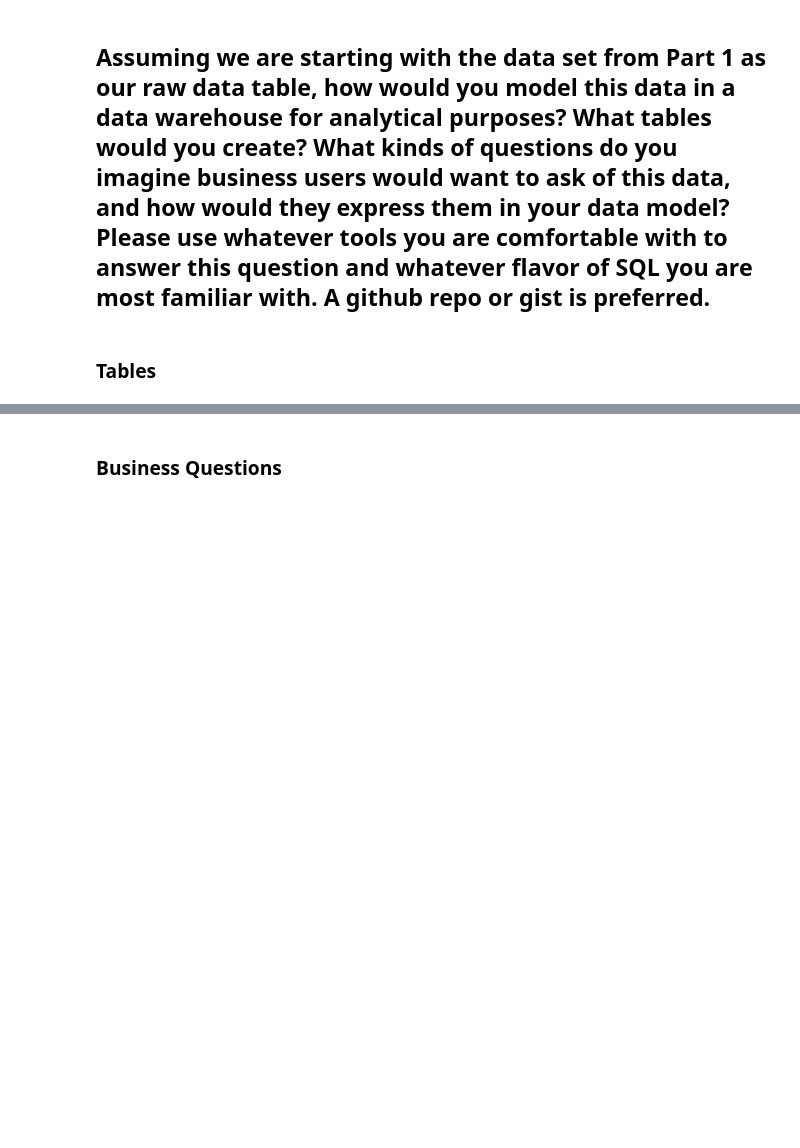
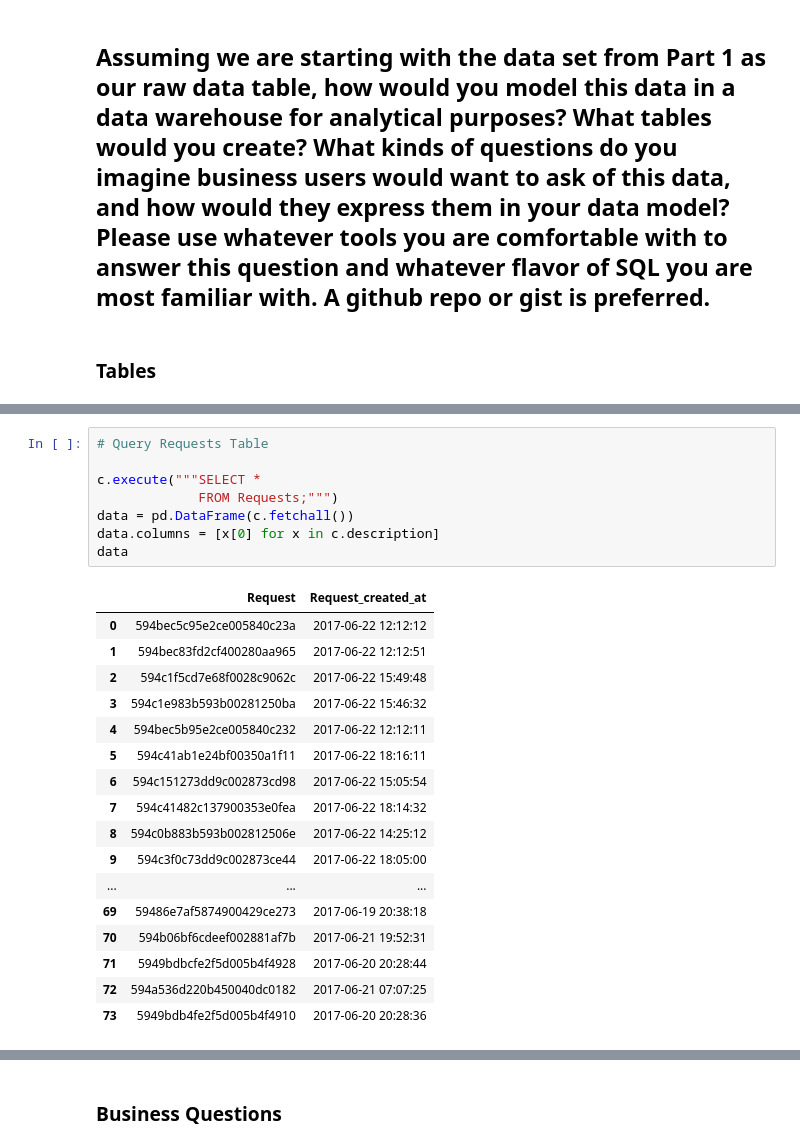
Before and after one commit to erikajane/Wonder_SQL_Task, a Jupyter notebook: Part 2 - Data Modeling.ipynb, the cells around one changed output, grey strips where cells are left out. Drawn from its saved outputs; the diff is of its cells as text; blank space fills up the shorter version.

```diff
--- a/Part 2 - Data Modeling.ipynb
+++ b/Part 2 - Data Modeling.ipynb
@@ -31,0 +59,26 @@ I decided to model the data using the Tidy Data concepts presented by Hadley Wic
+# %%
+# Query Requests Table
+
+c.execute("""SELECT *
+             FROM Requests;""")
+data = pd.DataFrame(c.fetchall())
+data.columns = [x[0] for x in c.description]
+data
+# %% [output]
+|  | Request | Request_created_at |
+| 0 | 594bec5c95e2ce005840c23a | 2017-06-22 12:12:12 |
+| 1 | 594bec83fd2cf400280aa965 | 2017-06-22 12:12:51 |
+| 2 | 594c1f5cd7e68f0028c9062c | 2017-06-22 15:49:48 |
+| 3 | 594c1e983b593b00281250ba | 2017-06-22 15:46:32 |
+| 4 | 594bec5b95e2ce005840c232 | 2017-06-22 12:12:11 |
+| 5 | 594c41ab1e24bf00350a1f11 | 2017-06-22 18:16:11 |
+| 6 | 594c151273dd9c002873cd98 | 2017-06-22 15:05:54 |
+| 7 | 594c41482c137900353e0fea | 2017-06-22 18:14:32 |
+| 8 | 594c0b883b593b002812506e | 2017-06-22 14:25:12 |
+| 9 | 594c3f0c73dd9c002873ce44 | 2017-06-22 18:05:00 |
+| ... | ... | ... |
+| 69 | 59486e7af5874900429ce273 | 2017-06-19 20:38:18 |
+| 70 | 594b06bf6cdeef002881af7b | 2017-06-21 19:52:31 |
+| 71 | 5949bdbcfe2f5d005b4f4928 | 2017-06-20 20:28:44 |
+| 72 | 594a536d220b450040dc0182 | 2017-06-21 07:07:25 |
+| 73 | 5949bdb4fe2f5d005b4f4910 | 2017-06-20 20:28:36 |
```
Also changed, not shown: parts of 13 cells of this notebook, 4 other files.
